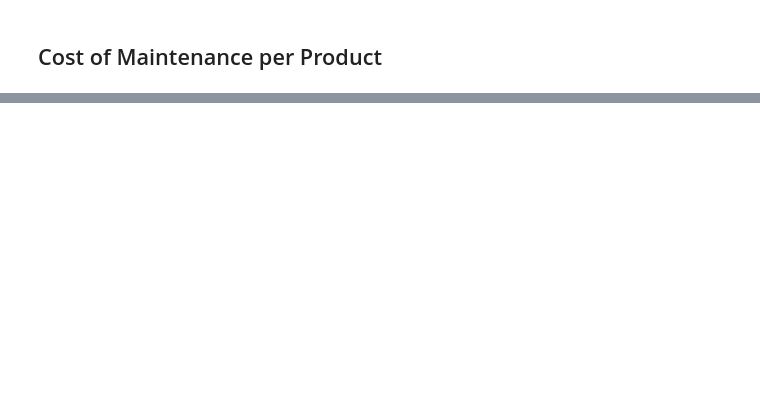
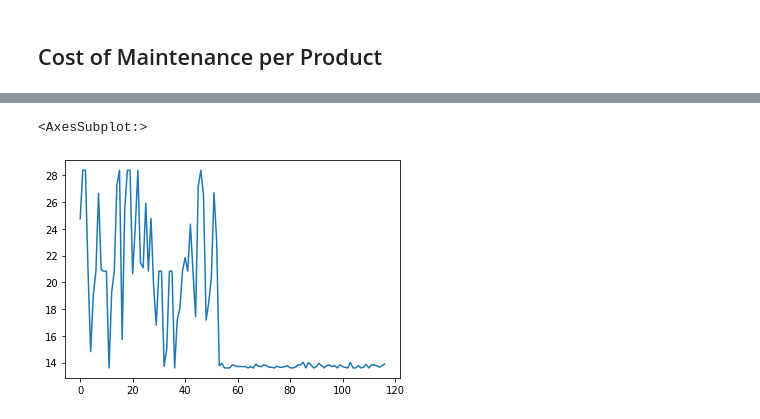
Before and after one commit to SAP-samples/btp-ai-sustainability-bootcamp, a Jupyter notebook: src/data-simulation/PlotSimulation.ipynb, the cells around one changed output, grey strips where cells are left out. Saved outputs shown, nothing was run; the diff lists cells and outputs as text; code cells hidden in the pictures; blank space fills up the shorter version.

```diff
--- a/src/data-simulation/PlotSimulation.ipynb
+++ b/src/data-simulation/PlotSimulation.ipynb
@@ -95,0 +138,6 @@ plt.show()
+# %%
+plant_cols=[ c for c in cols if 'Plant' in c ]
+machine_cols=[ c for c in cols if 'Machine' in c ]
+# %%
+dfw=df.drop_duplicates(subset=['Timestamp']+plant_cols)
+dfw
@@ -95,0 +158,10 @@ plt.show()
+# %%
+dfw=dfw.groupby(['year_week','Plant'],as_index=False)['PlantYield','PlantDefectiveProducts','PlantEnergyConsumption (kW)'].sum()
+dfw['EffectiveYield']=dfw['PlantYield']-dfw['PlantDefectiveProducts']
+# %%
+dfw['EnergyCons_PP']=dfw['PlantEnergyConsumption (kW)']/dfw['EffectiveYield']
+# %%
+dfw['EnergyCons_PP'].plot()
+# %% [output]
+<AxesSubplot:>
+[figure, added]
```
Also changed, not shown: parts of 14 cells of this notebook, 3 other files.
